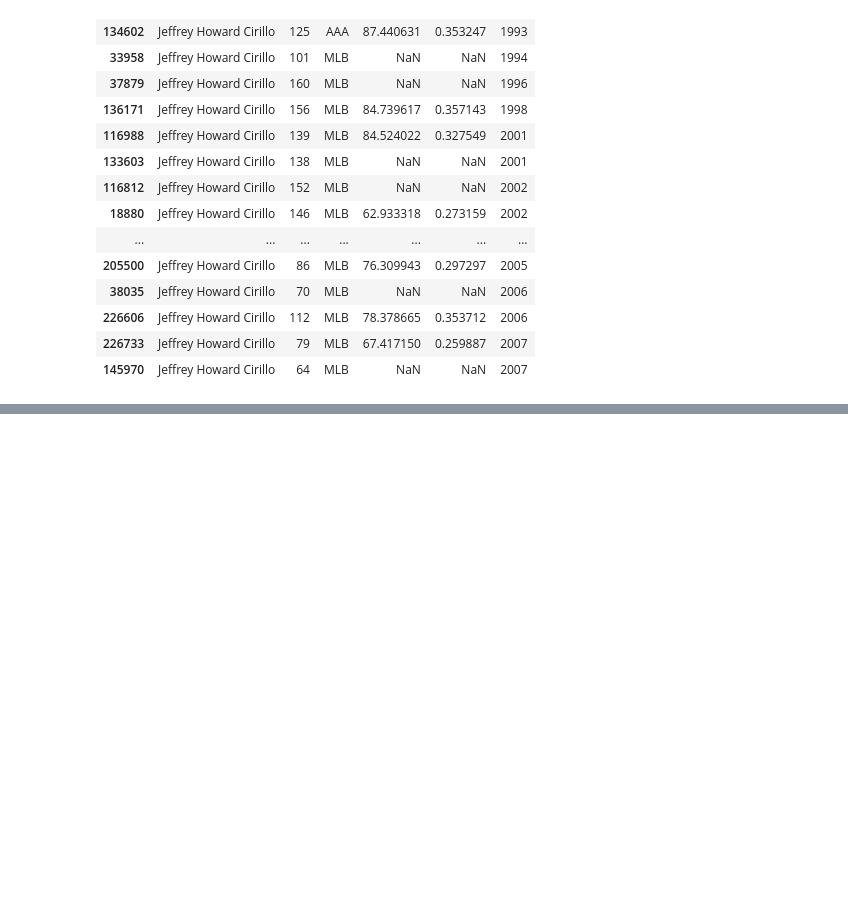
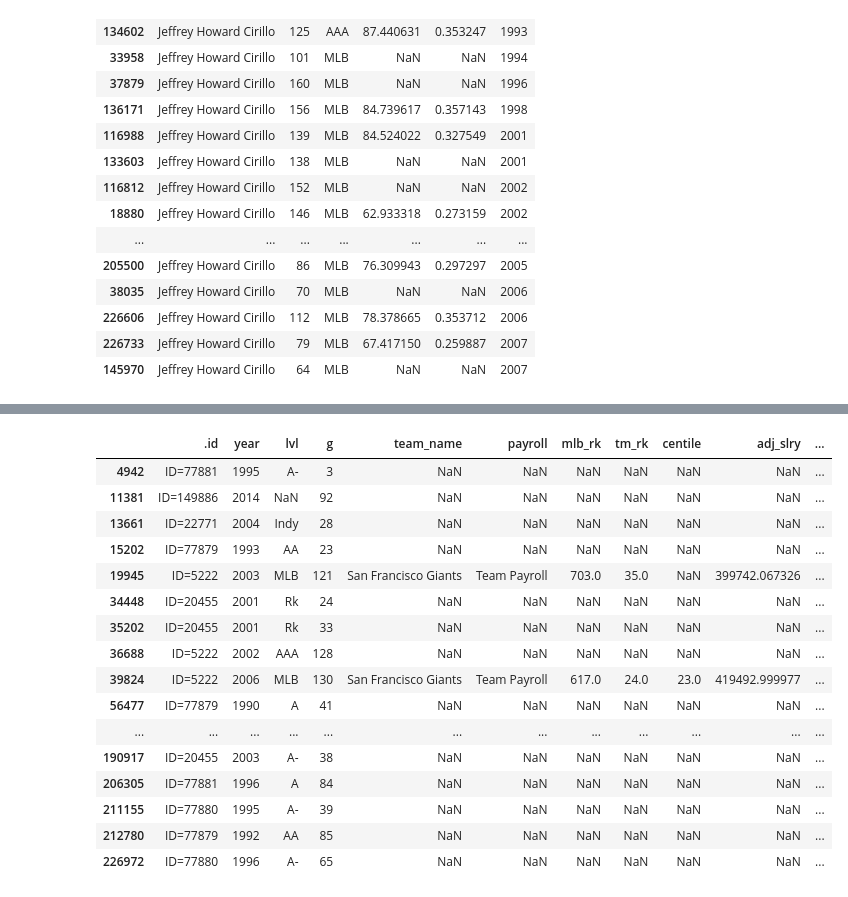
Before and after one commit to sumairshah/Pando-Baseball, a Jupyter notebook: PandoBaseball.ipynb, the cells around one changed output, grey strips where cells are left out. Saved outputs shown, nothing was run; the diff lists cells and outputs as text; code cells hidden in the pictures; blank space fills up the shorter version.

```diff
--- a/PandoBaseball.ipynb
+++ b/PandoBaseball.ipynb
@@ -533,0 +560,20 @@ Boonefamily[['proper_name','g','lvl','ops','babip','year','years']].sort_values(
+# %%
+hittersonly[hittersonly['proper_name'].str.contains('Ellison')]
+# %% [output]
+|  | .id | year | lvl | g | team_name | payroll | mlb_rk | tm_rk | centile | adj_slry | ... |
+| 4942 | ID=77881 | 1995 | A- | 3 | NaN | NaN | NaN | NaN | NaN | NaN | ... |
+| 11381 | ID=149886 | 2014 | NaN | 92 | NaN | NaN | NaN | NaN | NaN | NaN | ... |
+| 13661 | ID=22771 | 2004 | Indy | 28 | NaN | NaN | NaN | NaN | NaN | NaN | ... |
+| 15202 | ID=77879 | 1993 | AA | 23 | NaN | NaN | NaN | NaN | NaN | NaN | ... |
+| 19945 | ID=5222 | 2003 | MLB | 121 | San Francisco Giants | Team Payroll | 703.0 | 35.0 | NaN | 399742.067326 | ... |
+| 34448 | ID=20455 | 2001 | Rk | 24 | NaN | NaN | NaN | NaN | NaN | NaN | ... |
+| 35202 | ID=20455 | 2001 | Rk | 33 | NaN | NaN | NaN | NaN | NaN | NaN | ... |
+| 36688 | ID=5222 | 2002 | AAA | 128 | NaN | NaN | NaN | NaN | NaN | NaN | ... |
+| 39824 | ID=5222 | 2006 | MLB | 130 | San Francisco Giants | Team Payroll | 617.0 | 24.0 | 23.0 | 419492.999977 | ... |
+| 56477 | ID=77879 | 1990 | A | 41 | NaN | NaN | NaN | NaN | NaN | NaN | ... |
+| ... | ... | ... | ... | ... | ... | ... | ... | ... | ... | ... | ... |
+| 190917 | ID=20455 | 2003 | A- | 38 | NaN | NaN | NaN | NaN | NaN | NaN | ... |
+| 206305 | ID=77881 | 1996 | A | 84 | NaN | NaN | NaN | NaN | NaN | NaN | ... |
+| 211155 | ID=77880 | 1995 | A- | 39 | NaN | NaN | NaN | NaN | NaN | NaN | ... |
+| 212780 | ID=77879 | 1992 | AA | 85 | NaN | NaN | NaN | NaN | NaN | NaN | ... |
+| 226972 | ID=77880 | 1996 | A- | 65 | NaN | NaN | NaN | NaN | NaN | NaN | ... |
```
Also changed, not shown: parts of 4 cells of this notebook.
